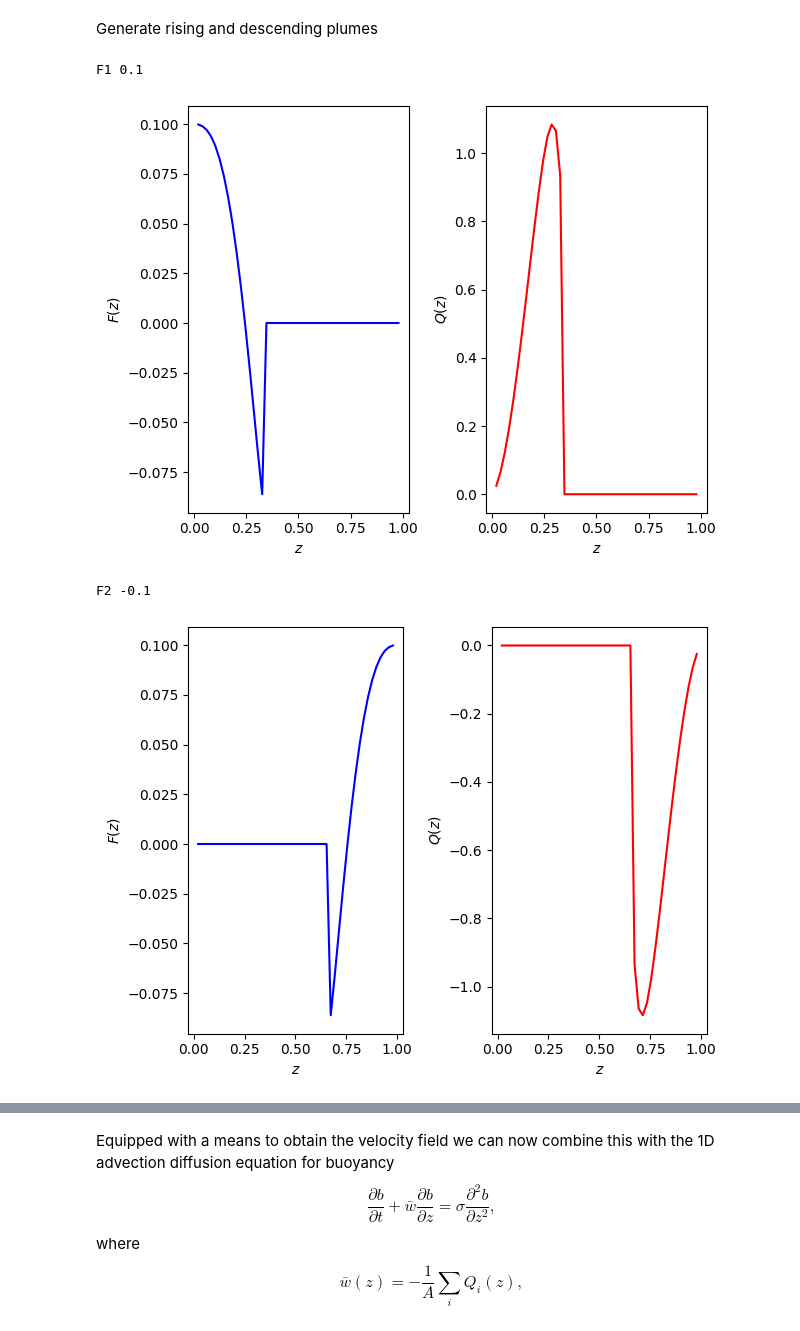
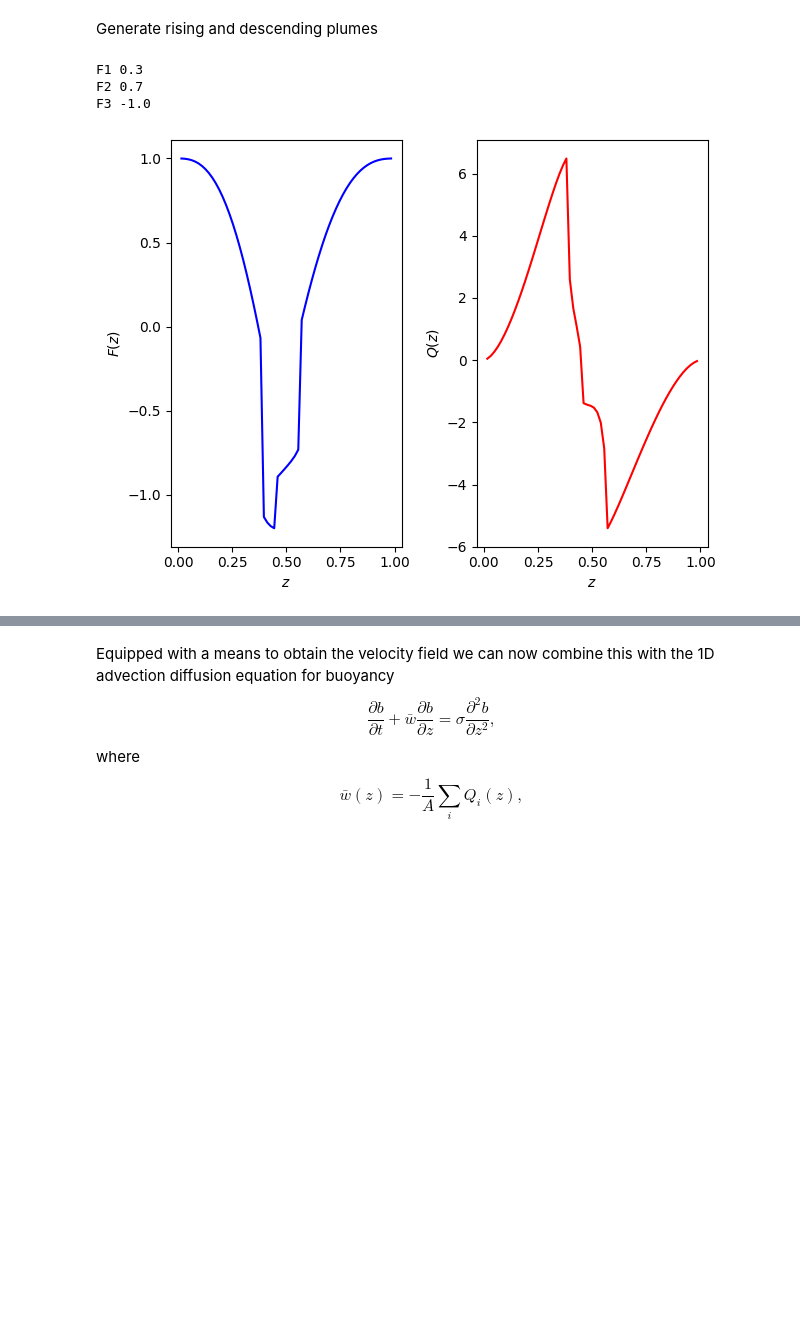
Before and after one commit to mannixp/D.strafity-mapping, a Jupyter notebook: Plume_Model.ipynb, the cells around one changed output, grey strips where cells are left out. Cells and saved outputs as stored; diff of their text form; code cells hidden in the pictures; blank space fills up the shorter version.

```diff
--- a/Plume_Model.ipynb
+++ b/Plume_Model.ipynb
@@ -8,7 +8,7 @@ import numpy as np
 import matplotlib.pyplot as plt
 
 epsilon = 1e-12
-Npts    = 50
+Npts    = 64
 
 z = np.linspace(0+epsilon,1-epsilon, Npts)
 
@@ -76,7 +76,7 @@ Q &= Q_0
 \end{align*}
 at $z=0$ for a rising plume. The equations are then solved from $z=0 \to 1$ until $F=0$ at which point the integration is terminated. This corresponds to the plume attaining its neutrally buoyant height. For a descending plume we specifiy the above conditions at $z=1$, which requires making the transform $z \to 1-z$ and then integrating from $z=1 \to 0$ until $F=0$.
 # %%
-def Plume_Solve(F0,Nsq,Q0=0,delta=-10):
+def Plume_Solve(F0,Nsq,Q0=0,delta=-10,rtol=1e-03,atol=1e-06):
 
     # zero crossing
     def event(t,y,*args): return y[1];
@@ -88,17 +88,15 @@ def Plume_Solve(F0,Nsq,Q0=0,delta=-10):
 
     if F0 > 0:
       plume_type = "Rising"
-      z_span = [ z[0], z[-1] ]
-      z_eval = z
+      z_span     = [ z[0], z[-1] ]
+      z_eval     = z
     elif F0 < 0:
       plume_type = "Descending"
-      z_span = [ z[-1], z[0] ]
-      z_eval = z[::-1]
+      z_span     = [ z[-1], z[0] ]
+      z_eval     = z[::-1]
 
     # Solver
-    sol = solve_ivp(fun=plume_eqns,t_span=z_span, y0=[F0,Q0], t_eval=z_eval, args=(dbdz,delta,plume_type),events = event)
-
-    #print(sol.t_events[0][0])
+    sol = solve_ivp(fun=plume_eqns,t_span=z_span, y0=[F0,Q0], t_eval=z_eval, args=(dbdz,delta,plume_type),events = event,rtol=rtol,atol=atol)
 
     # Arrange it to got from zero to one
     ind = np.argsort(sol.t, axis=0)
@@ -124,37 +122,40 @@ def Plot_F_and_Q(f,q,label_f='$F(z)$',label_q='$Q(z)$'):
 
   ax1.plot(z[1:-1], f[1:-1], 'b')
   ax1.set_xlabel(r'$z$')
   ax1.set_ylabel(label_f)
   plt.grid()
 
   ax2.plot(z[1:-1], q[1:-1], 'r')
   ax2.set_xlabel(r'$z$')
   ax2.set_ylabel(label_q)
   plt.grid()
 
   plt.tight_layout()
   plt.show()
 
   return None;
 
 
 # Initial conditions
 Nsq    =1*(z/z)
-#Plumes = {'F1':0.3,'F2':0.7,'F3':-1.0}
-Plumes = {'F1':.1,'F2':-.1}
+Plumes = {'F1':0.3,'F2':0.7,'F3':-1.0}
+#Plumes = {'F1':.1,'F2':-.1}
 
+import time
 
+time_plume=0.
 Q = 0*z
 F = 0*z
 for F_key,F_value in Plumes.items():
 
   print(F_key,F_value)
-  Fi,Qi  = Plume_Solve(F_value,Nsq); Plot_F_and_Q(Fi,Qi)
+  Fi,Qi  = Plume_Solve(F_value,Nsq)#,rtol=1e-01,atol=1e-02);
+  #Plot_F_and_Q(Fi,Qi)
   F+=Fi; Q+=Qi
 
 Plot_F_and_Q(F,Q)
 # %% [output]
-F1 0.1
+F1 0.3
+F2 0.7
+F3 -1.0
-[figure, old version]
+[figure, new version]
-F2 -0.1
-[figure, removed]
```
Also changed, not shown: parts of 3 cells of this notebook.
